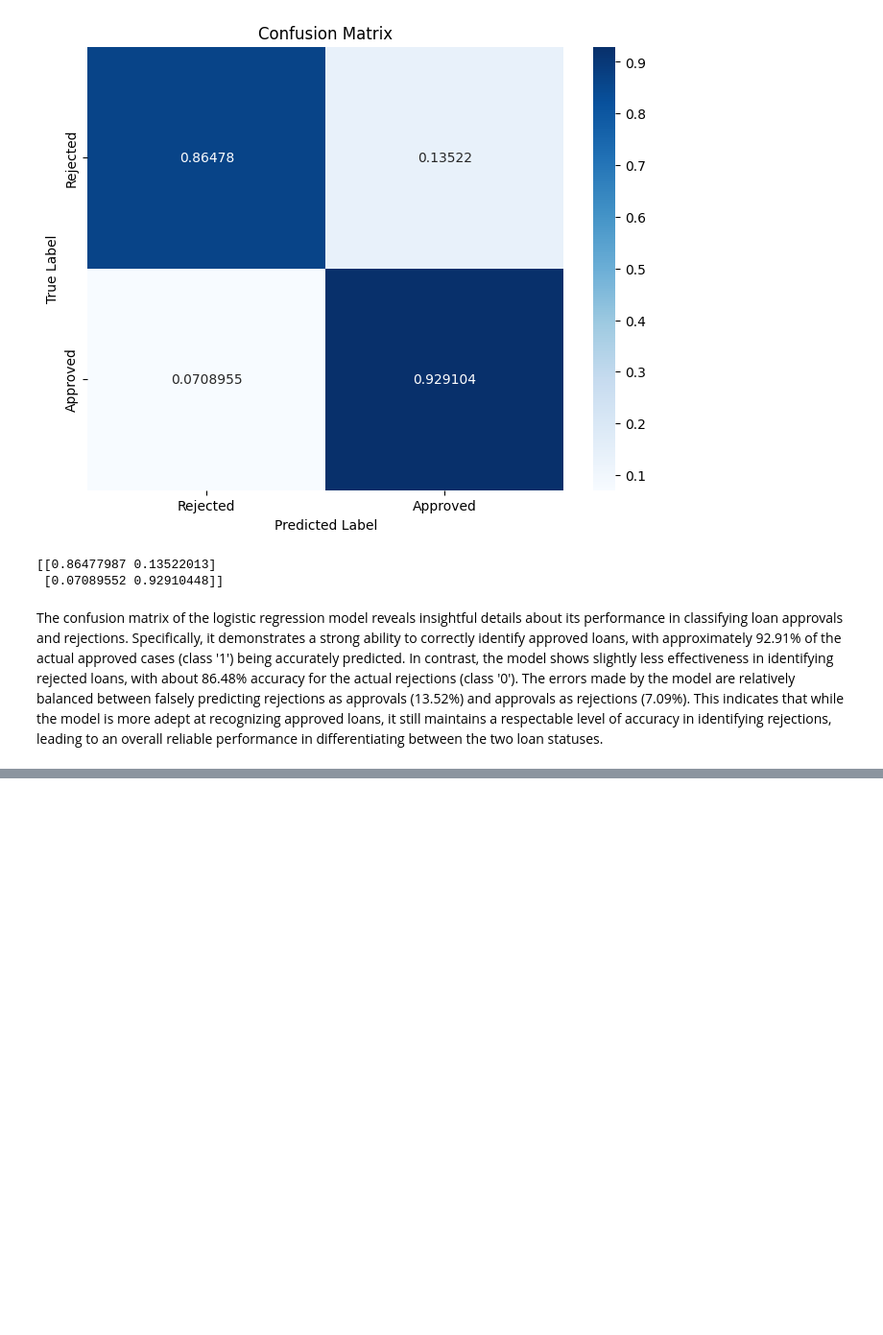
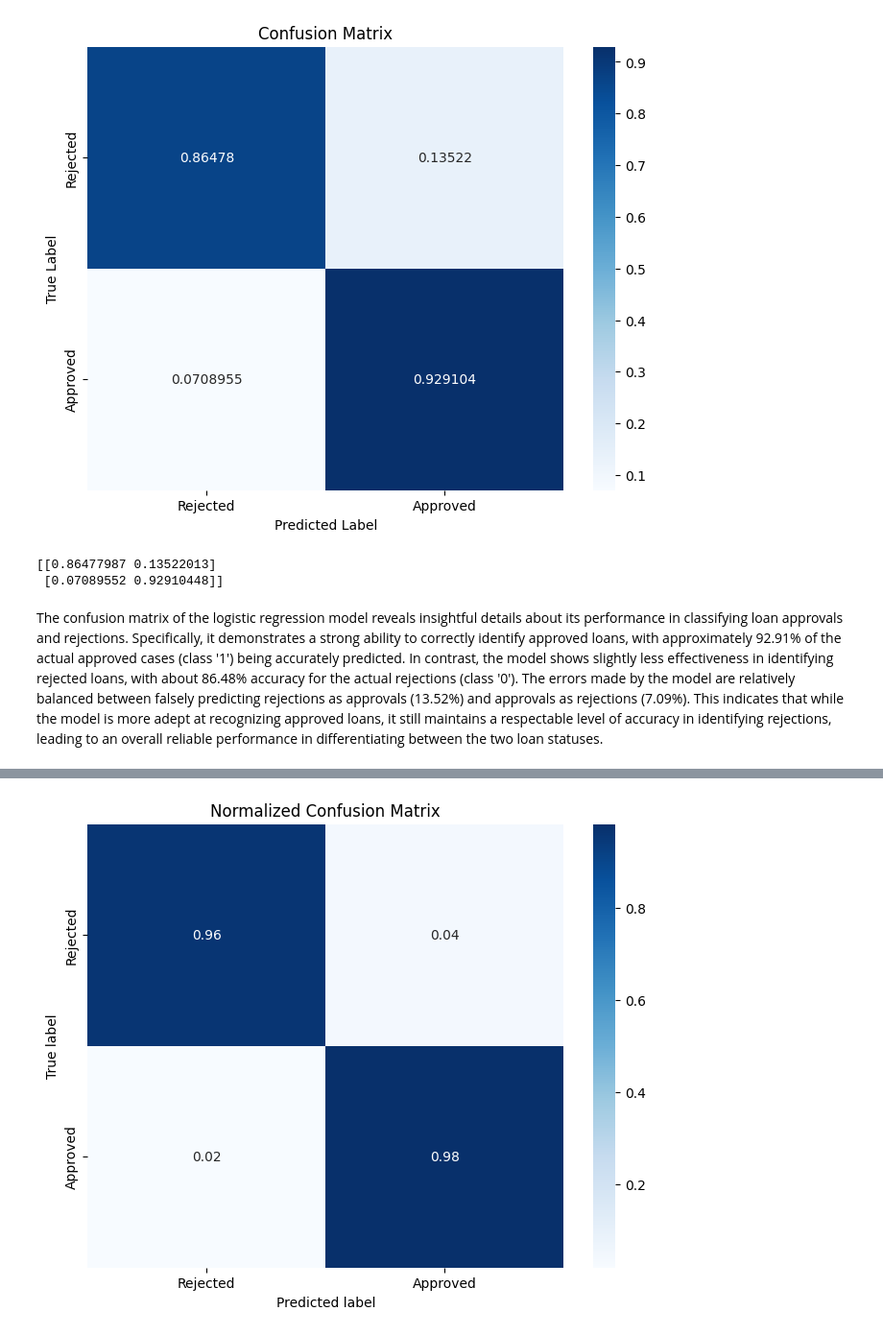
Before and after one commit to aliciahlavac/Project_4, a Jupyter notebook: Main.ipynb, the cells around one changed output, grey strips where cells are left out. Shown at 96% size. Cells and saved outputs as stored; diff of their text form; code cells hidden in the pictures; blank space fills up the shorter version.

```diff
--- a/Main.ipynb
+++ b/Main.ipynb
@@ -476,0 +496,13 @@ The confusion matrix of the logistic regression model reveals insightful details
+# %%
+# Create the Decision Tree Classifier
+dtree = DecisionTreeClassifier(random_state=42)
+
+# Train the model
+dtree.fit(X_train_scaled, y_train)
+
+# Make predictions
+predictions = dtree.predict(X_test_scaled)
+
+# Evaluate the model
+print(classification_report(y_test, predictions))
+print(f"Accuracy: {accuracy_score(y_test, predictions)}")
@@ -476,0 +535,13 @@ The confusion matrix of the logistic regression model reveals insightful details
+# %%
+# Graph the confusion matrix
+cm_normalized = confusion_matrix(y_test, predictions, normalize='true')
+
+# Plotting
+plt.figure(figsize=(8, 6))
+sns.heatmap(cm_normalized, annot=True, fmt='.2f', cmap='Blues', xticklabels=['Rejected', 'Approved'], yticklabels=['Rejected', 'Approved'])
+plt.title('Normalized Confusion Matrix')
+plt.ylabel('True label')
+plt.xlabel('Predicted label')
+plt.show()
+# %% [output]
+[figure, added]
```
Also changed, not shown: parts of 27 cells of this notebook.
